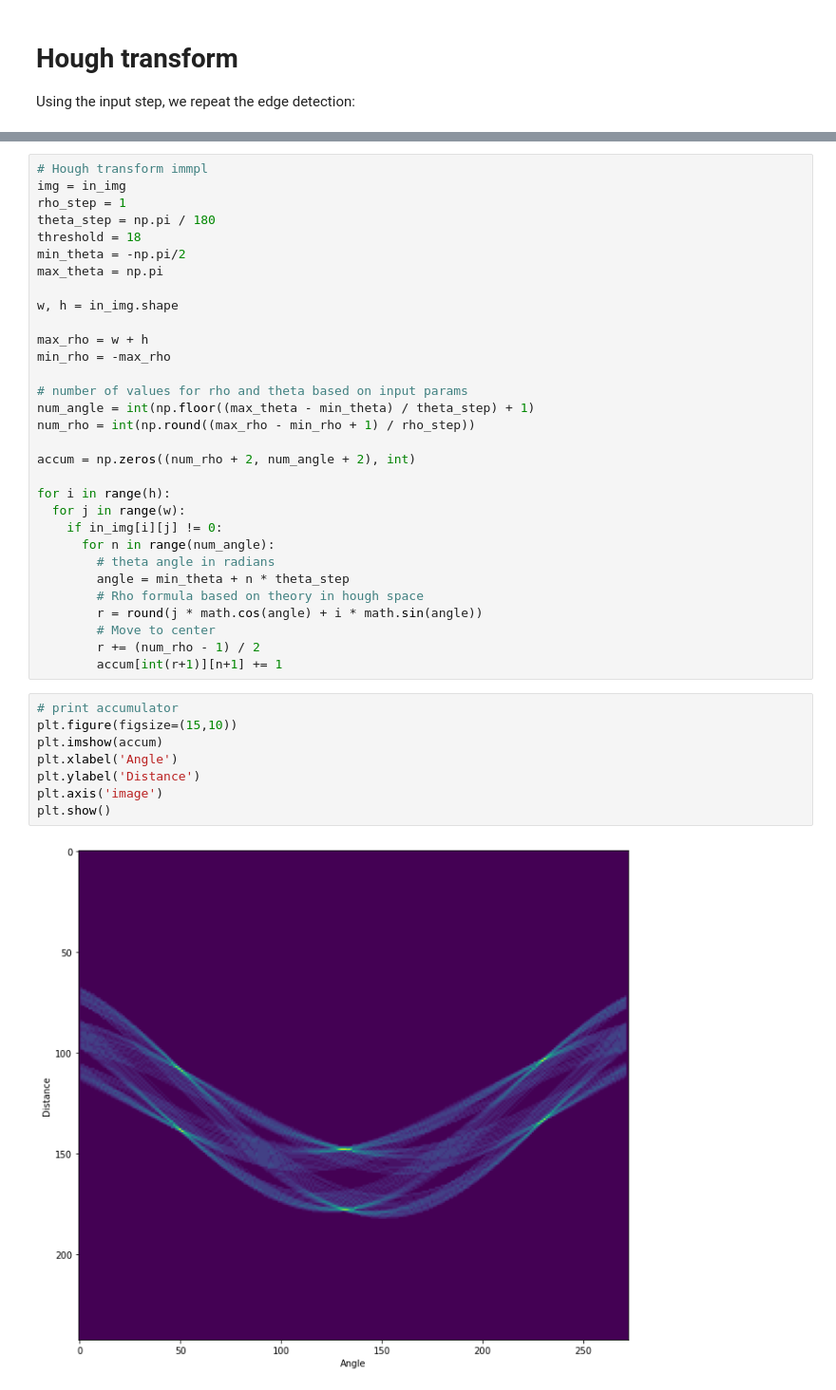
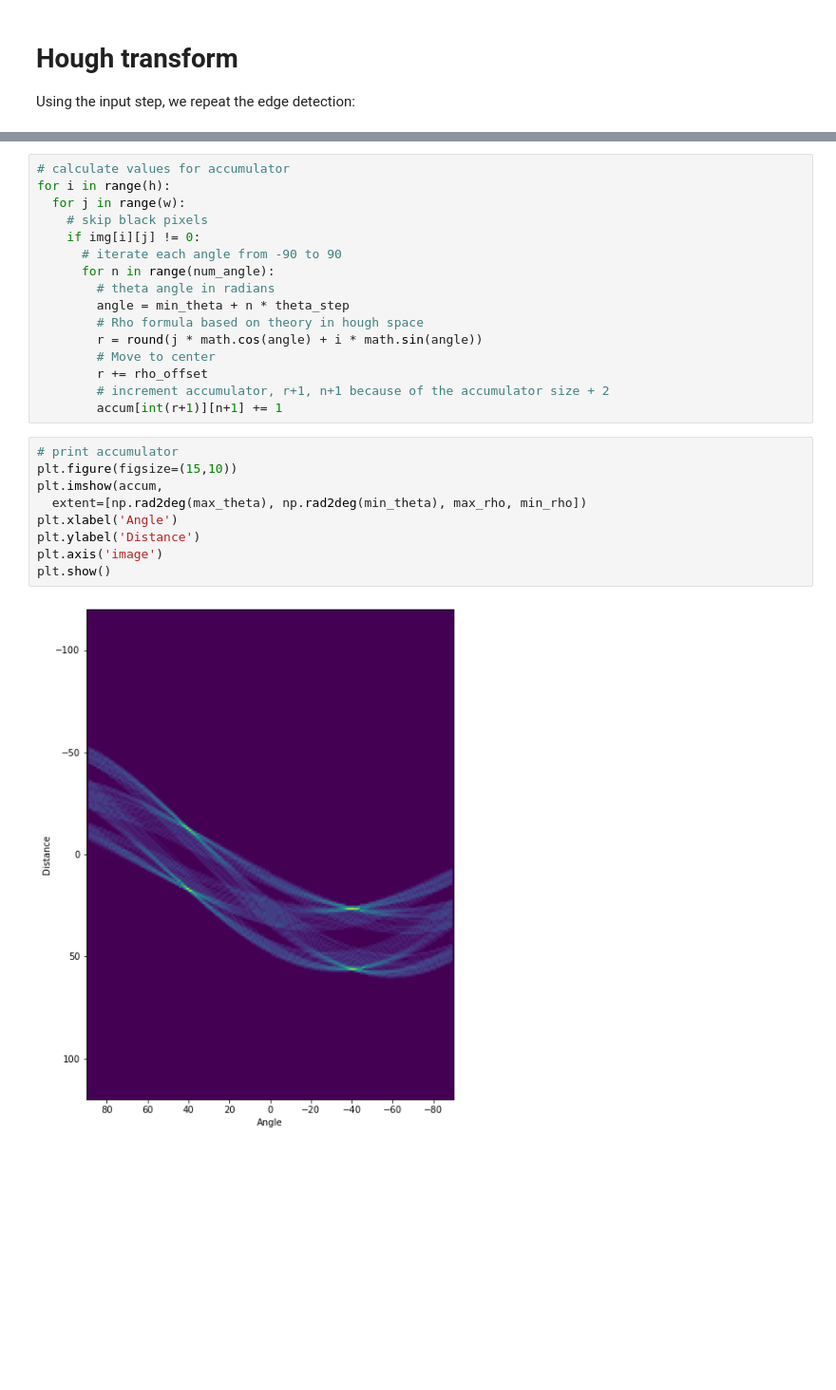
Before and after one commit to malinbranduse/hough_transform, a Jupyter notebook: hough_impl.ipynb, the cells around one changed output, grey strips where cells are left out. Shown at 95% size. Saved outputs shown, nothing was run; the diff lists cells and outputs as text; blank space fills up the shorter version.

```diff
--- a/hough_impl.ipynb
+++ b/hough_impl.ipynb
@@ -26,43 +63,29 @@ plt.show()
 # %%
-# Hough transform immpl
-img = in_img
-rho_step = 1
-theta_step = np.pi / 180
-threshold = 18
-min_theta = -np.pi/2
-max_theta = np.pi
-
-w, h = in_img.shape
-
-max_rho = w + h
-min_rho = -max_rho
-
-# number of values for rho and theta based on input params
-num_angle = int(np.floor((max_theta - min_theta) / theta_step) + 1)
-num_rho = int(np.round((max_rho - min_rho + 1) / rho_step))
-
-accum = np.zeros((num_rho + 2, num_angle + 2), int)
-
+# calculate values for accumulator
 for i in range(h):
   for j in range(w):
-    if in_img[i][j] != 0:
+    # skip black pixels
+    if img[i][j] != 0:
+      # iterate each angle from -90 to 90
       for n in range(num_angle):
         # theta angle in radians
         angle = min_theta + n * theta_step
         # Rho formula based on theory in hough space
         r = round(j * math.cos(angle) + i * math.sin(angle))
         # Move to center
-        r += (num_rho - 1) / 2
+        r += rho_offset
+        # increment accumulator, r+1, n+1 because of the accumulator size + 2
         accum[int(r+1)][n+1] += 1
 # %%
 # print accumulator
 plt.figure(figsize=(15,10))
-plt.imshow(accum)
+plt.imshow(accum,
+  extent=[np.rad2deg(max_theta), np.rad2deg(min_theta), max_rho, min_rho])
 plt.xlabel('Angle')
 plt.ylabel('Distance')
 plt.axis('image')
 plt.show()
 # %% [output]
-[figure, old version]
+[figure, new version]
 # %%
 # find local maximums
```
Also changed, not shown: parts of 6 cells of this notebook, 1 other file.
